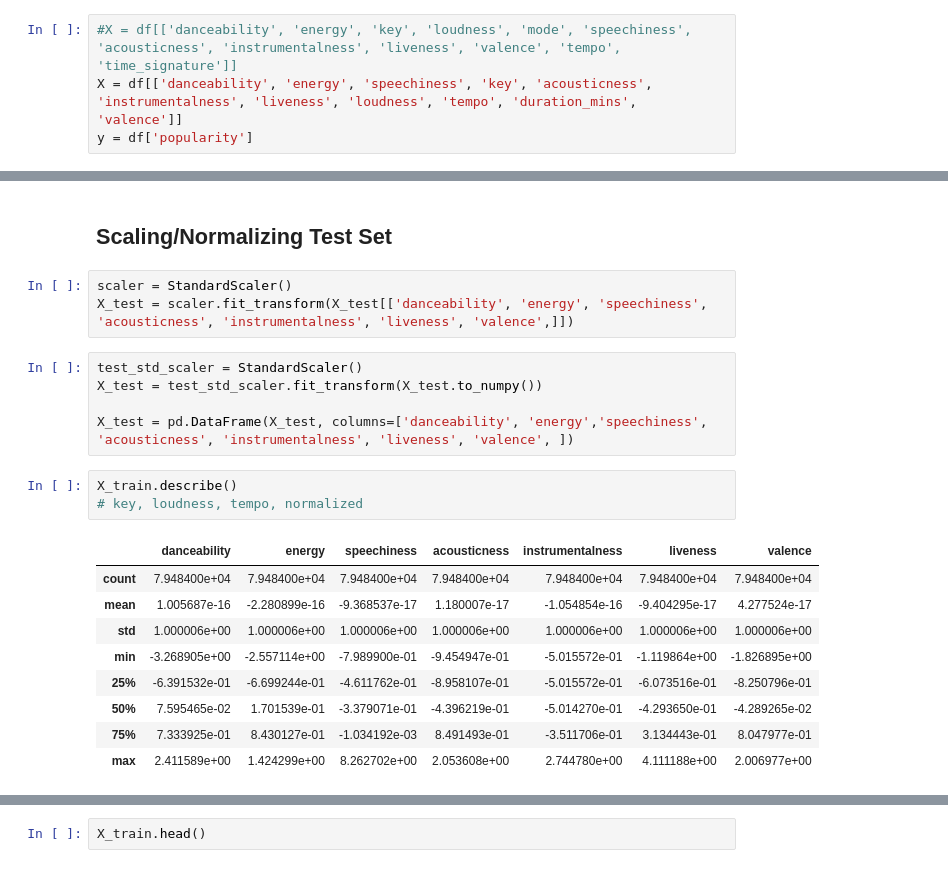
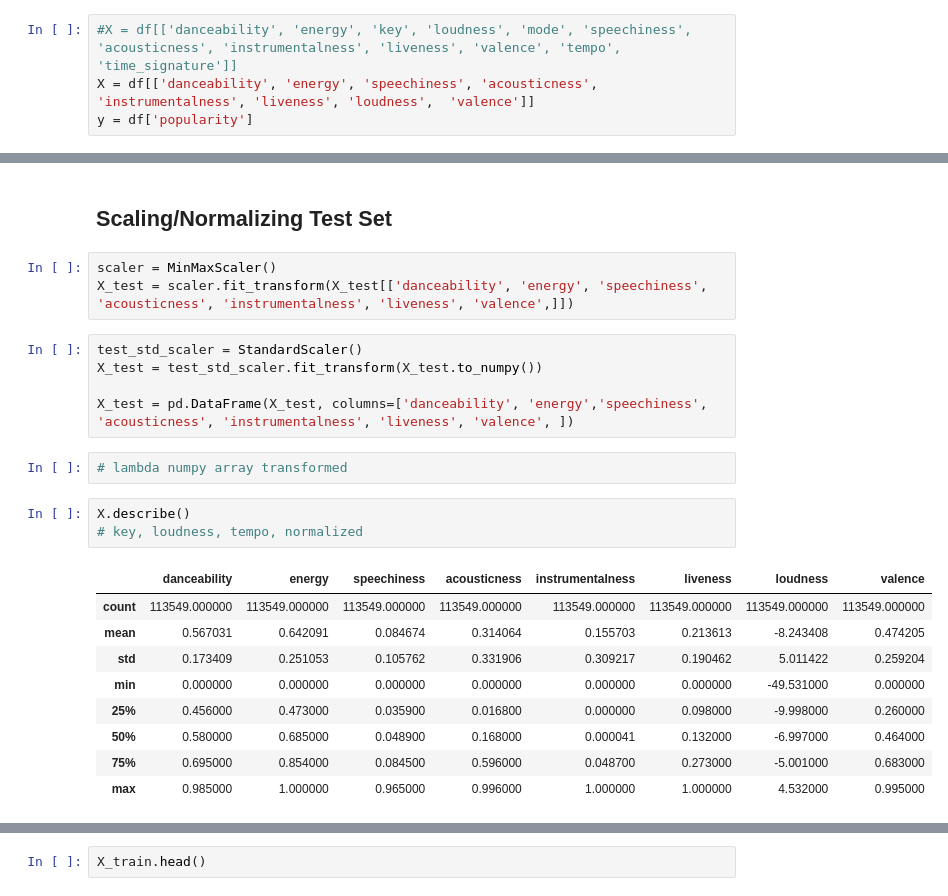
Before and after one commit to tomgrbz/ds3000phase4, a Jupyter notebook: Inital_EDA.ipynb, the cells around one changed output, grey strips where cells are left out. Drawn from its saved outputs; the diff is of its cells as text.

```diff
--- a/Inital_EDA.ipynb
+++ b/Inital_EDA.ipynb
@@ -178,7 +176,7 @@ df.describe()
 Prepare our feature list, X
 # %%
 #X = df[['danceability', 'energy', 'key', 'loudness', 'mode', 'speechiness', 'acousticness', 'instrumentalness', 'liveness', 'valence', 'tempo', 'time_signature']]
-X = df[['danceability', 'energy', 'speechiness', 'key', 'acousticness', 'instrumentalness', 'liveness', 'loudness', 'tempo', 'duration_mins', 'valence']]
+X = df[['danceability', 'energy', 'speechiness', 'acousticness', 'instrumentalness', 'liveness', 'loudness',  'valence']]
 y = df['popularity']
 # %%
 #explicit_encoded = pd.get_dummies(df['explicit'], prefix="Explicit", drop_first=True)
@@ -273,23 +271,25 @@ X_train.describe()
 # %% [markdown]
 ## Scaling/Normalizing Test Set
 # %%
-scaler = StandardScaler()
+scaler = MinMaxScaler()
 X_test = scaler.fit_transform(X_test[['danceability', 'energy', 'speechiness', 'acousticness', 'instrumentalness', 'liveness', 'valence',]])
 # %%
 test_std_scaler = StandardScaler()
 X_test = test_std_scaler.fit_transform(X_test.to_numpy())
 
 X_test = pd.DataFrame(X_test, columns=['danceability', 'energy','speechiness', 'acousticness', 'instrumentalness', 'liveness', 'valence', ])
+# %%
+# lambda numpy array transformed
 # %%
-X_train.describe()
+X.describe()
 # key, loudness, tempo, normalized
 # %% [output]
-|  | danceability | energy | speechiness | acousticness | instrumentalness | liveness | valence |
-| count | 7.948400e+04 | 7.948400e+04 | 7.948400e+04 | 7.948400e+04 | 7.948400e+04 | 7.948400e+04 | 7.948400e+04 |
-| mean | 1.005687e-16 | -2.280899e-16 | -9.368537e-17 | 1.180007e-17 | -1.054854e-16 | -9.404295e-17 | 4.277524e-17 |
-| std | 1.000006e+00 | 1.000006e+00 | 1.000006e+00 | 1.000006e+00 | 1.000006e+00 | 1.000006e+00 | 1.000006e+00 |
-| min | -3.268905e+00 | -2.557114e+00 | -7.989900e-01 | -9.454947e-01 | -5.015572e-01 | -1.119864e+00 | -1.826895e+00 |
-| 25% | -6.391532e-01 | -6.699244e-01 | -4.611762e-01 | -8.958107e-01 | -5.015572e-01 | -6.073516e-01 | -8.250796e-01 |
-| 50% | 7.595465e-02 | 1.701539e-01 | -3.379071e-01 | -4.396219e-01 | -5.014270e-01 | -4.293650e-01 | -4.289265e-02 |
-| 75% | 7.333925e-01 | 8.430127e-01 | -1.034192e-03 | 8.491493e-01 | -3.511706e-01 | 3.134443e-01 | 8.047977e-01 |
-| max | 2.411589e+00 | 1.424299e+00 | 8.262702e+00 | 2.053608e+00 | 2.744780e+00 | 4.111188e+00 | 2.006977e+00 |
+|  | danceability | energy | speechiness | acousticness | instrumentalness | liveness | loudness | valence |
+| count | 113549.000000 | 113549.000000 | 113549.000000 | 113549.000000 | 113549.000000 | 113549.000000 | 113549.000000 | 113549.000000 |
+| mean | 0.567031 | 0.642091 | 0.084674 | 0.314064 | 0.155703 | 0.213613 | -8.243408 | 0.474205 |
+| std | 0.173409 | 0.251053 | 0.105762 | 0.331906 | 0.309217 | 0.190462 | 5.011422 | 0.259204 |
+| min | 0.000000 | 0.000000 | 0.000000 | 0.000000 | 0.000000 | 0.000000 | -49.531000 | 0.000000 |
+| 25% | 0.456000 | 0.473000 | 0.035900 | 0.016800 | 0.000000 | 0.098000 | -9.998000 | 0.260000 |
+| 50% | 0.580000 | 0.685000 | 0.048900 | 0.168000 | 0.000041 | 0.132000 | -6.997000 | 0.464000 |
+| 75% | 0.695000 | 0.854000 | 0.084500 | 0.596000 | 0.048700 | 0.273000 | -5.001000 | 0.683000 |
+| max | 0.985000 | 1.000000 | 0.965000 | 0.996000 | 1.000000 | 1.000000 | 4.532000 | 0.995000 |
```
Also changed, not shown: parts of 14 cells of this notebook.
